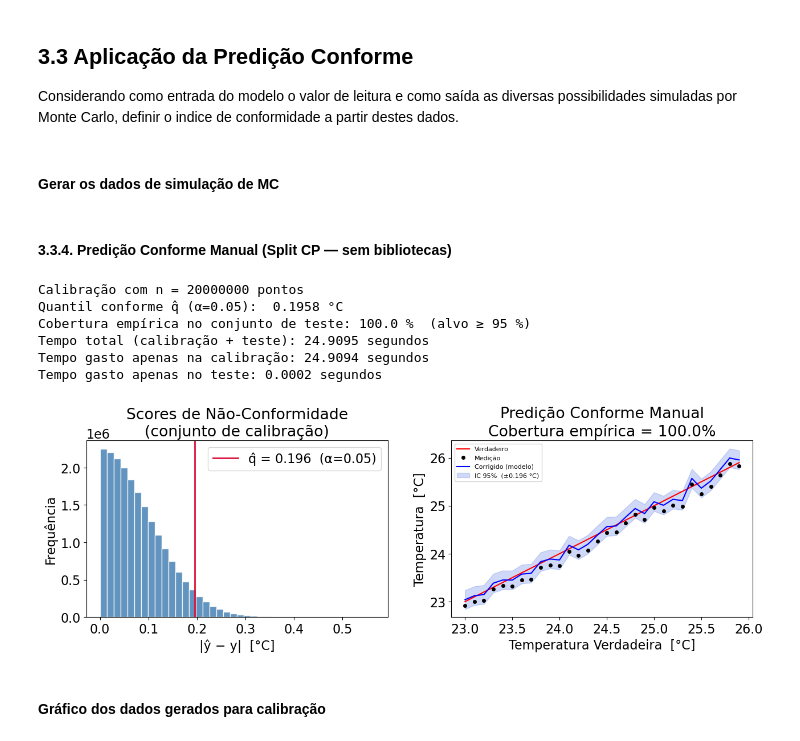
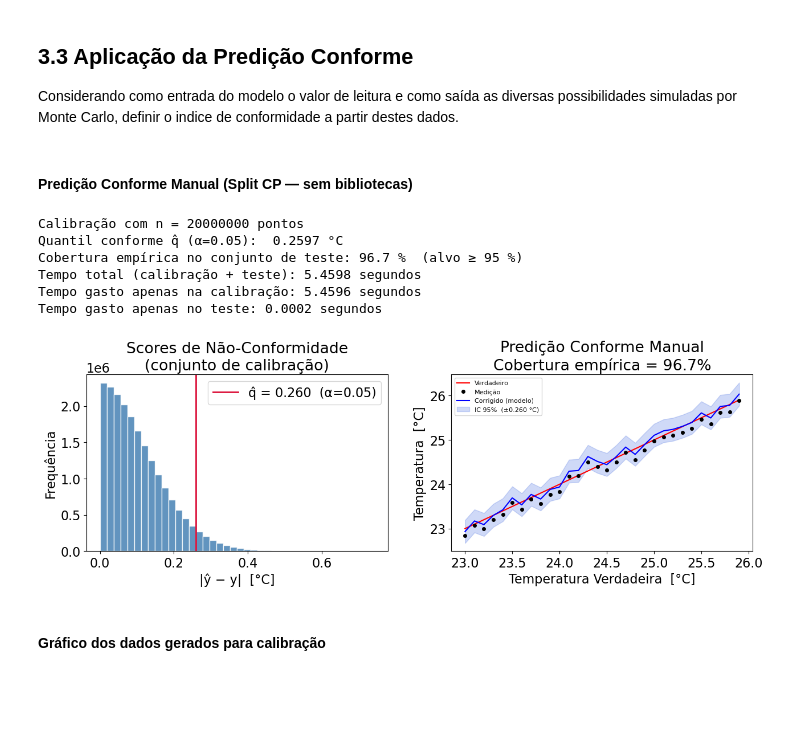
Before and after one commit to c-mmonteiro/estudos, a Jupyter notebook: Estudo_Minimos_Quadrados.ipynb, the cells around one changed output. Drawn from its saved outputs; the diff is of its cells as text; code cells hidden in the pictures; blank space fills up the shorter version.

```diff
--- a/Estudo_Minimos_Quadrados.ipynb
+++ b/Estudo_Minimos_Quadrados.ipynb
@@ -124,12 +124,12 @@ s(erro) = 0.0035
 ![image.png](embedded-picture-1)
 # %%
 print(f'\n\nResultado da medição com Incerteza do Modelo:')
-t_test = 30
+t_medido_x_test_list = 30
 
 tr_pred = model.predict(30)
 
-uc = np.sqrt(model.s_y1**2 + ((t_test-model.t0)**2)*(model.s_y2**2) + 2*(t_test-model.t0)*model.s_y1*model.s_y2*model.r)
-print(f'uc[b({t_test} °C)] = {uc:.4f} °C')
+uc = np.sqrt(model.s_y1**2 + ((t_medido_x_test_list-model.t0)**2)*(model.s_y2**2) + 2*(t_medido_x_test_list-model.t0)*model.s_y1*model.s_y2*model.r)
+print(f'uc[b({t_medido_x_test_list} °C)] = {uc:.4f} °C')
 
 ip = uc*t_student
 print(f'T = {(tr_pred):.4f} \u00B1 {ip:.4f} °C')
@@ -165,15 +165,15 @@ limite_inferior_teste = 23
 limite_superior_teste = 26
 passo_teste = 0.1
 # %%
-tr_list = []
-t_list = []
+t_ref_y_train_list = []
+t_medido_x_train_list = []
 
 for tr in np.arange(limite_inferior_modelo, limite_superior_modelo, passo_modelo):
   t = tr + random.gauss(erro_sistematico, erro_aleatorio)
-  t_list.append(t)
-  tr_list.append(tr)
+  t_medido_x_train_list.append(t)
+  t_ref_y_train_list.append(tr)
 # %%
 model_2 = AjusteCurva(t0)
-model_2.fit(t_list, tr_list)
+model_2.fit(t_medido_x_train_list, t_ref_y_train_list)
 # %% [output]
 Resultado do fit:
@@ -286,19 +286,18 @@ Text(0, 0.5, 'Diferença Proporcional entre\nos Intervalos de Incerteza')
 ## 3.3 Aplicação da Predição Conforme
 
 Considerando como entrada do modelo o valor de leitura e como saída as diversas possibilidades simuladas por Monte Carlo, definir o indice de conformidade a partir destes dados.
-# %% [markdown]
-#### Gerar os dados de simulação de MC
 # %% [markdown]
-#### 3.3.4. Predição Conforme Manual (Split CP — sem bibliotecas)
+#### Predição Conforme Manual (Split CP — sem bibliotecas)
 # %%
 import numpy as np
 import matplotlib.pyplot as plt
 
 start_time = time.time()
-# 1. Gerar amostras de calibração (t_i, tr_i) com ruído
+# 1. Gerar amostras de calibração (t_i, tr_i) por MC
 # ── Vectorised Monte Carlo para calibração conforme ───────────────────────
-t_arr  = np.array(t_list)    # (N,)
-tr_arr = np.array(tr_list)   # (N,)
+t_medido_x_train_array  = np.array(t_medido_x_train_list)    # (N,)
+t_ref_y_train_array = np.array(t_ref_y_train_list)   # (N,)
+
 
 # 1.1. Incerteza combinada por ponto de calibração (sem loop)
 #uc_model = np.sqrt(
@@ -307,34 +306,36 @@ tr_arr = np.array(tr_list)   # (N,)
 #    + 2*(t_arr - model_2.t0)*model_2.s_y1*model_2.s_y2*model_2.r
 #)
 #uc_total = np.sqrt(uc_model**2 + erro_aleatorio**2)   # (N,)
-uc_total = np.repeat(erro_aleatorio, len(t_arr))   # (N,)
+cp_uc_input = np.repeat(erro_aleatorio, len(t_medido_x_train_array))   # (N,)
 
 # 1.2. Repetir cada ponto num_simulacao vezes → (N*num_simulacao,)
-t_rep  = np.repeat(t_arr,    num_simulacao)
-tr_rep = np.repeat(tr_arr,   num_simulacao)
-uc_rep = np.repeat(uc_total, num_simulacao)
+t_medido_x_train_array_rep  = np.repeat(t_medido_x_train_array,    num_simulacao)
+t_ref_y_train_array_rep = np.repeat(t_ref_y_train_array,   num_simulacao)
+cp_uc_input_rep = np.repeat(cp_uc_input, num_simulacao)
+
 
 # 1.3. Amostras ruidosas + predição — tudo em uma chamada
-noisy  = np.random.normal(t_rep, uc_rep)              # (N*num_simulacao,)
-pred   = model_2.predict(noisy)                       # (N*num_simulacao,)
+t_medido_mc_x_train_array_rep  = np.random.normal(t_medido_x_train_array_rep, cp_uc_input_rep)              # (N*num_simulacao,)
+t_corrigido_mc_x_train_array_rep   = model_2.predict(t_medido_mc_x_train_array_rep)                       # (N*num_simulacao,)
 
 # Manter como listas para compatibilidade com células seguintes
-mc_cp_medicao         = t_rep.tolist()
-mc_cp_tr              = tr_rep.tolist()
-mc_cp_temp_simulation = pred.tolist()
+t_medido_x_train_list         = t_medido_x_train_array_rep.tolist()
+t_ref_y_train_list              = t_ref_y_train_array_rep.tolist()
+t_corrigido_mc_x_train_list = t_corrigido_mc_x_train_array_rep.tolist()
 
 # 2. Inicia calibração conforme manual usando os dados gerados
 
 # ─── 1. Dados de Calibração ────────────────────────────────────────────────
 #  X_calib : leitura do sensor  (entrada do modelo)
 #  y_calib : temperatura simulada por Monte Carlo (saída alvo)
-X_calib = np.array(mc_cp_medicao)    # shape (N,)
-y_calib = np.array(mc_cp_temp_simulation)  # shape (N,)
+X_calib = np.array(t_medido_x_train_list)    # shape (N,)
+y_calib = np.array(t_corrigido_mc_x_train_list)  # shape (N,)
 
 # ─── 2. Scores de Não-Conformidade ────────────────────────────────────────
 #  Score padrão para regressão:  s_i = |ŷ_i - y_i|
-y_calib_pred = np.array([model_2.predict(x) for x in X_calib])
-scores = np.abs(y_calib_pred - y_calib)
+#y_calib_pred = np.array([model_2.predict(x) for x in X_calib])
+#scores = np.abs(y_calib_pred - y_calib)
+scores = np.abs(np.array(t_corrigido_mc_x_train_list) - np.array(t_ref_y_train_list))
 
 # ─── 3. Quantil Conforme (correção de amostra finita) ─────────────────────
 #  Para garantir cobertura marginal (1-α):
@@ -351,7 +352,7 @@ q_hat = np.quantile(scores, level)
 middle_time = time.time()
 
 # ─── 4. Predição sobre os pontos de teste ─────────────────────────────────
-X_test = np.array(t_test)
+X_test = np.array(t_medido_x_test_list)
 y_cp_pred     = np.array([model_2.predict(x) for x in X_test])
 y_cp_lower    = y_cp_pred - q_hat
 y_cp_upper    = y_cp_pred + q_hat
@@ -359,7 +360,7 @@ y_cp_upper    = y_cp_pred + q_hat
 end_time = time.time()
 
 # ─── 5. Cobertura Empírica ─────────────────────────────────────────────────
-y_true = np.array(t_ref)   # temperaturas verdadeiras de referência
+y_true = np.array(t_ref_test_list)   # temperaturas verdadeiras de referência
 covered  = np.sum((y_true >= y_cp_lower) & (y_true <= y_cp_upper))
 coverage = covered / len(y_true)
 
@@ -372,47 +373,48 @@ print(f"Quantil conforme q̂ (α={alpha}):  {q_hat:.4f} °C")
 print(f"Cobertura empírica no conjunto de teste: {coverage*100:.1f} %  "
       f"(alvo ≥ {(1-alpha)*100:.0f} %)")
 
-
+tempo_cp_calib = middle_time - start_time
+tempo_cp_inferencia = end_time - middle_time
 print(f'Tempo total (calibração + teste): {end_time - start_time:.4f} segundos')
 print(f'Tempo gasto apenas na calibração: {middle_time - start_time:.4f} segundos')
 print(f'Tempo gasto apenas no teste: {end_time - middle_time:.4f} segundos')
 
 # ─── 6. Visualização ──────────────────────────────────────────────────────
 fig, axes = plt.subplots(1, 2, figsize=(13, 5))
 
 # — Distribuição dos scores de calibração —
 ax = axes[0]
 ax.hist(scores, bins=40, color='steelblue', edgecolor='white', alpha=0.85)
 ax.axvline(q_hat, color='crimson', linewidth=2,
            label=f'q̂ = {q_hat:.3f}  (α={alpha})')
 ax.set_title('Scores de Não-Conformidade\n(conjunto de calibração)')
 ax.set_xlabel('|ŷ − y|  [°C]')
 ax.set_ylabel('Frequência')
 ax.legend()
 
 # — Intervalos de predição sobre o conjunto de teste —
 ax = axes[1]
-ax.plot(t_ref, t_ref, 'r-', label='Verdadeiro', linewidth=1.5)
-ax.plot(t_ref, t_test, 'ko', markersize=4, label='Medição')
-ax.plot(t_ref, y_cp_pred, 'b-', linewidth=1.5, label='Corrigido (modelo)')
-ax.fill_between(t_ref, y_cp_lower, y_cp_upper,
+ax.plot(t_ref_test_list, t_ref_test_list, 'r-', label='Verdadeiro', linewidth=1.5)
+ax.plot(t_ref_test_list, t_medido_x_test_list, 'ko', markersize=4, label='Medição')
+ax.plot(t_ref_test_list, y_cp_pred, 'b-', linewidth=1.5, label='Corrigido (modelo)')
+ax.fill_between(t_ref_test_list, y_cp_lower, y_cp_upper,
                 alpha=0.25, color='royalblue',
                 label=f'IC {(1-alpha)*100:.0f}%  (±{q_hat:.3f} °C)')
 ax.set_title(f'Predição Conforme Manual\nCobertura empírica = {coverage*100:.1f}%')
 ax.set_xlabel('Temperatura Verdadeira  [°C]')
 ax.set_ylabel('Temperatura  [°C]')
 ax.legend(fontsize=8)
 
 plt.tight_layout()
 plt.show()
 # %% [output]
 Calibração com n = 20000000 pontos
-Quantil conforme q̂ (α=0.05):  0.1958 °C
-Cobertura empírica no conjunto de teste: 100.0 %  (alvo ≥ 95 %)
-Tempo total (calibração + teste): 24.9095 segundos
-Tempo gasto apenas na calibração: 24.9094 segundos
+Quantil conforme q̂ (α=0.05):  0.2597 °C
+Cobertura empírica no conjunto de teste: 96.7 %  (alvo ≥ 95 %)
+Tempo total (calibração + teste): 5.4598 segundos
+Tempo gasto apenas na calibração: 5.4596 segundos
 Tempo gasto apenas no teste: 0.0002 segundos
-[figure, old version]
+[figure, new version]
 # %% [markdown]
 #### Gráfico dos dados gerados para calibração
 # %%
```
Also changed, not shown: parts of 13 cells of this notebook, 6 other files.
